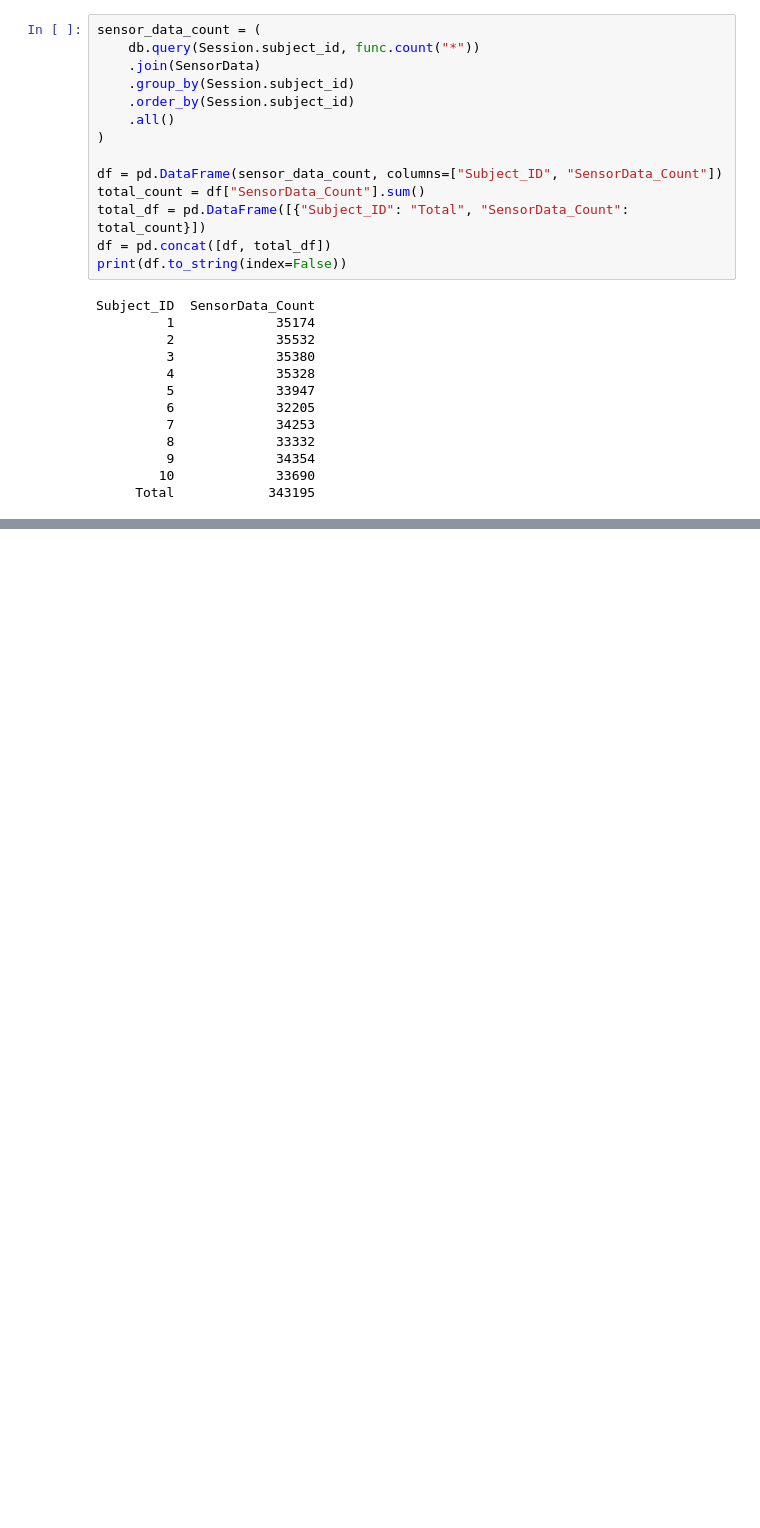
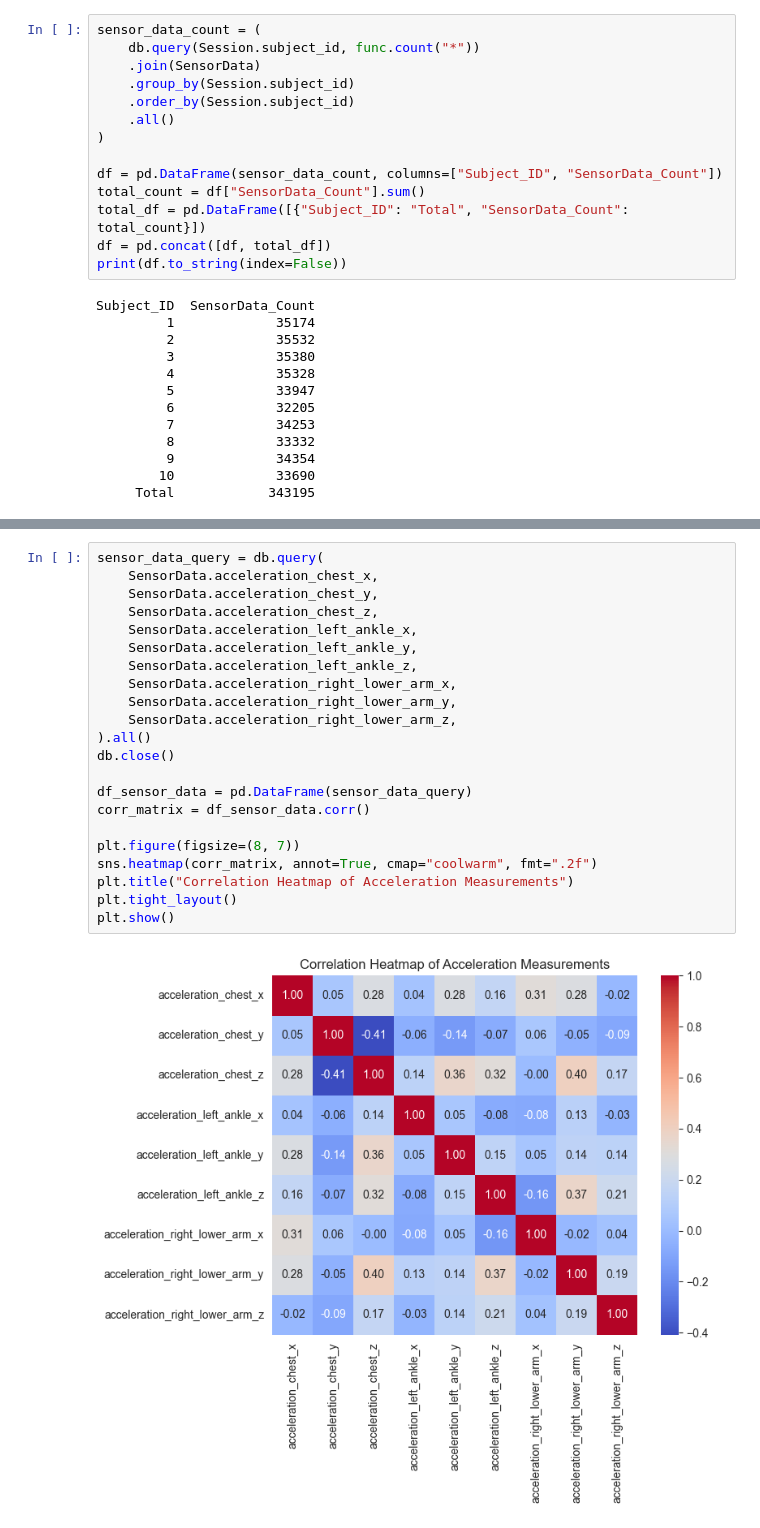
Before and after one commit to mdarnowski/mhealth_masters, a Jupyter notebook: analysis/ds_vis.ipynb, the cells around one changed output, grey strips where cells are left out. Drawn from its saved outputs; the diff is of its cells as text; blank space fills up the shorter version.

```diff
--- a/analysis/ds_vis.ipynb
+++ b/analysis/ds_vis.ipynb
@@ -110,0 +193,24 @@ plt.show()
+# %%
+sensor_data_query = db.query(
+    SensorData.acceleration_chest_x,
+    SensorData.acceleration_chest_y,
+    SensorData.acceleration_chest_z,
+    SensorData.acceleration_left_ankle_x,
+    SensorData.acceleration_left_ankle_y,
+    SensorData.acceleration_left_ankle_z,
+    SensorData.acceleration_right_lower_arm_x,
+    SensorData.acceleration_right_lower_arm_y,
+    SensorData.acceleration_right_lower_arm_z,
+).all()
+db.close()
+
+df_sensor_data = pd.DataFrame(sensor_data_query)
+corr_matrix = df_sensor_data.corr()
+
+plt.figure(figsize=(8, 7))
+sns.heatmap(corr_matrix, annot=True, cmap="coolwarm", fmt=".2f")
+plt.title("Correlation Heatmap of Acceleration Measurements")
+plt.tight_layout()
+plt.show()
+# %% [output]
+[figure, added]
```
Also changed, not shown: parts of 6 cells of this notebook, 8 other files.
